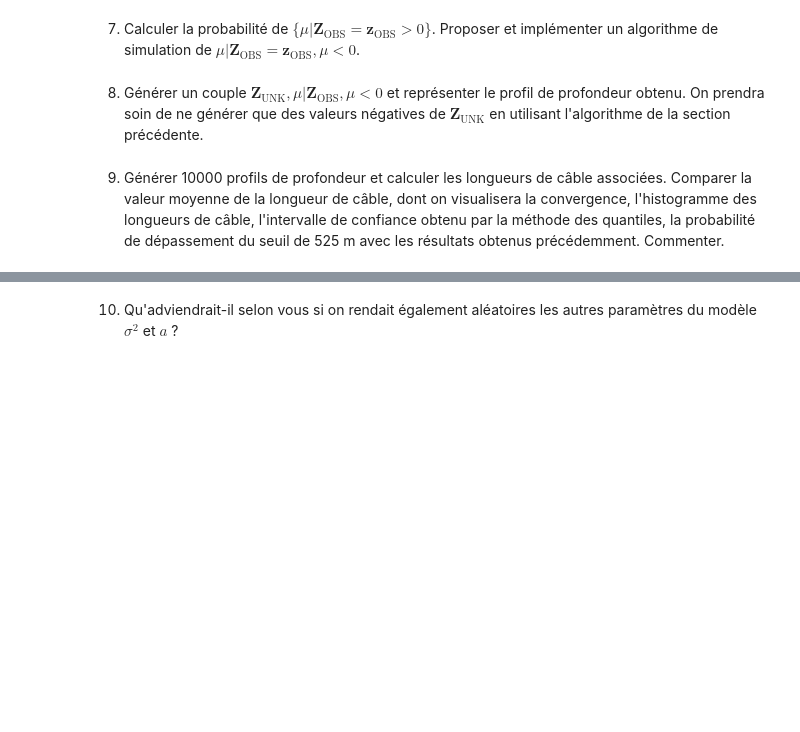
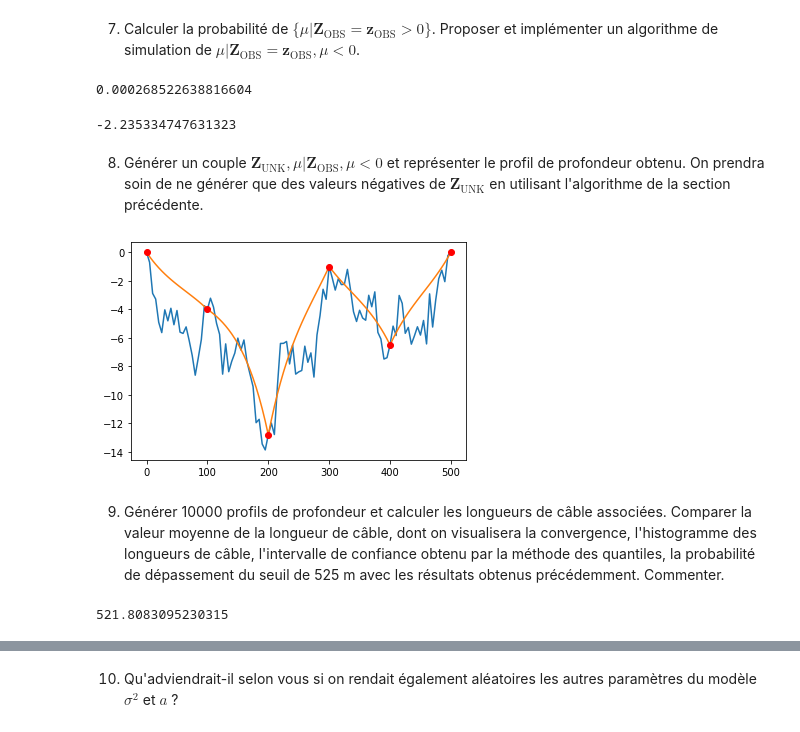
Before and after one commit to apierfitte/projet_numerique_3, a Jupyter notebook: projet_numerique_proba.ipynb, the cells around one changed output, grey strips where cells are left out. Cells and saved outputs as stored; diff of their text form; code cells hidden in the pictures; blank space fills up the shorter version.

```diff
--- a/projet_numerique_proba.ipynb
+++ b/projet_numerique_proba.ipynb
@@ -335,0 +515,4 @@ On va plutôt procéder par simulations en cascade, c'est-à-dire que pour chaqu
+# %%
+variance = 1/(np.vdot(un, np.matmul(np.linalg.inv(SigmaObs), np.transpose(un))) + 1/4)
+# %%
+mu_moyen = variance * (np.matmul(np.matmul(np.transpose(un), invSigma), depth) - 5/4)
@@ -336,6 +525,59 @@ On va plutôt procéder par simulations en cascade, c'est-à-dire que pour chaqu
 # %% [markdown]
 7. Calculer la probabilité de $\{\mu| \mathbf{Z}_{\text{OBS}} = \mathbf{z}_{\text{OBS}} > 0\}$. Proposer et implémenter un algorithme de simulation de $\mu| \mathbf{Z}_{\text{OBS}} = \mathbf{z}_{\text{OBS}}, \mu <0$.
+# %%
+# calcul de la proba demandée
+from scipy.stats import norm
+
+proba_demandee = 1 - norm.cdf(0, mu_moyen, np.sqrt(variance))
+print(proba_demandee)
+# %% [output]
+0.000268522638816604
+# %%
+# simulation
+
+def simu_mu_sachant_Z():
+    mu_sachant_Z = np.random.normal(mu_moyen, np.sqrt(variance))
+
+    while mu_sachant_Z > 0:
+        mu_sachant_Z = np.random.normal(mu_moyen, np.sqrt(variance))
+
+    return mu_sachant_Z
+
+print(simu_mu_sachant_Z())
+# %% [output]
+-2.235334747631323
 # %% [markdown]
 8. Générer un couple $\mathbf{Z}_{\text{UNK}}, \mu| \mathbf{Z}_{\text{OBS}}, \mu <0$ et représenter le profil de profondeur obtenu. On prendra soin de ne générer que des valeurs négatives de $\mathbf{Z}_{\text{UNK}}$ en utilisant l'algorithme de la section précédente.
+# %%
+# on cherche à utiliser l'algorithme de rejet de la partie précédente
+# pour cela il faut "utiliser la bonne espérance conditionnelle"
+
+def esperance_cond(mu):
+    return mu + np.matmul(np.transpose(SigmaObsUnknown), np.matmul(np.linalg.inv(SigmaObs), depth - mu))
+
+def simu_ZUNK():
+    mu = simu_mu_sachant_Z()
+    return simulation_rejet(esperance_cond(mu))
+# %%
+# profil de profondeur
+
+simulation = simu_ZUNK()
+mu = simu_mu_sachant_Z()
+esperance_conditionnelle2 = esperance_cond(mu)
+
+allval3 = np.zeros(N)
+allval3[unknown_indexes] = simulation
+allval3[observation_indexes] = depth
+plt.plot(discretization,allval3)
+
+allval1 = np.zeros(N)
+allval1[unknown_indexes] = esperance_conditionnelle2
+allval1[observation_indexes] = depth
+plt.plot(discretization,allval1)
+
+plt.plot(discretization[observation_indexes], depth, 'ro')
+plt.show()
+# %% [output]
+[figure, added]
 # %% [markdown]
 9. Générer 10000 profils de profondeur et calculer les longueurs de câble associées. Comparer la valeur moyenne de la longueur de câble, dont on visualisera la convergence, l'histogramme des longueurs de câble, l'intervalle de confiance obtenu par la méthode des quantiles, la probabilité de dépassement du seuil de 525 m avec les résultats obtenus précédemment. Commenter.
@@ -341,0 +594,6 @@ On va plutôt procéder par simulations en cascade, c'est-à-dire que pour chaqu
+# %%
+# On peut désormais déterminer la longueur moyenne de câble
+
+print(sum(resultat)/K)
+# %% [output]
+521.8083095230315
```
Also changed, not shown: parts of 25 cells of this notebook.
